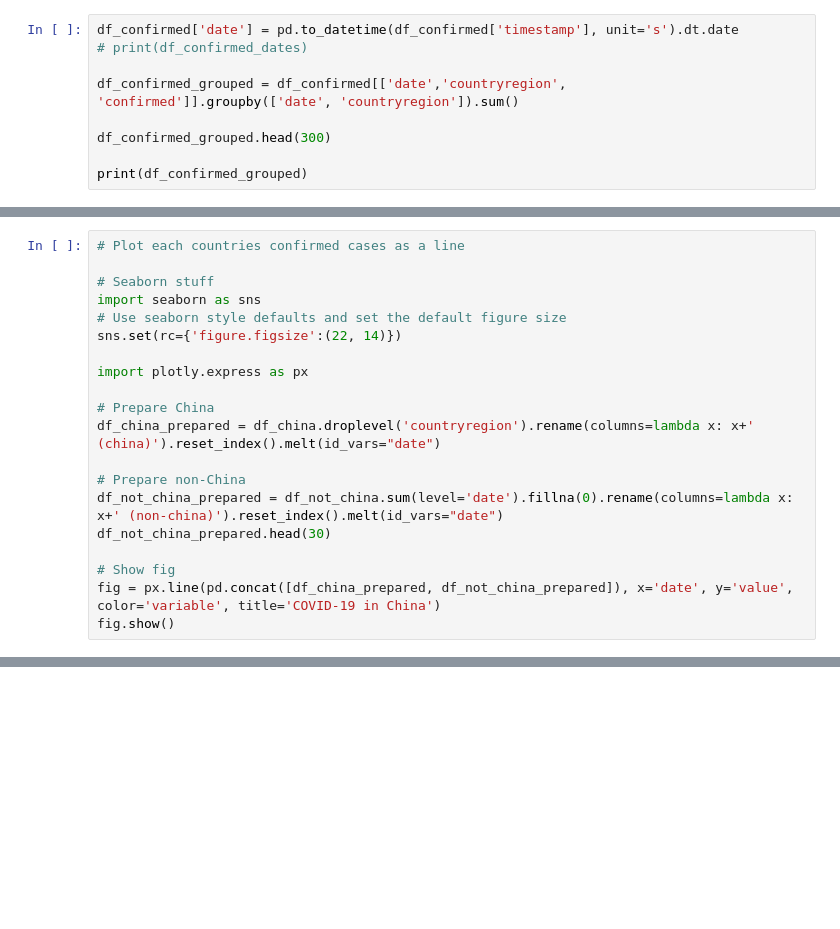
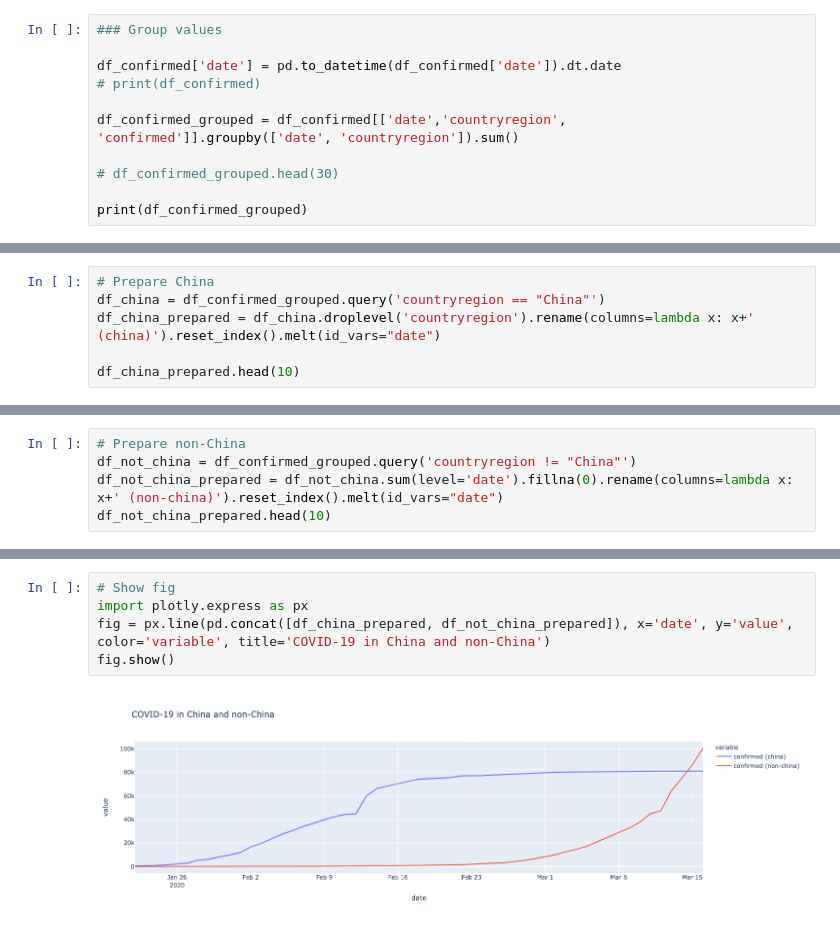
Before and after one commit to ivanmkc/covid19, a Jupyter notebook: covid.ipynb, the cells around one changed output, grey strips where cells are left out. Drawn from its saved outputs; the diff is of its cells as text; blank space fills up the shorter version.

```diff
--- a/covid.ipynb
+++ b/covid.ipynb
@@ -47,10 +37,12 @@ df_confirmed.groupby(['countryregion','provincestate']).sum()
 # %%
-df_confirmed['date'] = pd.to_datetime(df_confirmed['timestamp'], unit='s').dt.date
-# print(df_confirmed_dates)
+### Group values
+
+df_confirmed['date'] = pd.to_datetime(df_confirmed['date']).dt.date
+# print(df_confirmed)
 
 df_confirmed_grouped = df_confirmed[['date','countryregion', 'confirmed']].groupby(['date', 'countryregion']).sum()
 
-df_confirmed_grouped.head(300)
+# df_confirmed_grouped.head(30)
 
 print(df_confirmed_grouped)
 # %% [output]
@@ -81,20 +66,0 @@ df_not_china = df_confirmed_grouped.query('countryregion != "Mainland China"')
-# %%
-# Plot each countries confirmed cases as a line
-
-# Seaborn stuff
-import seaborn as sns
-# Use seaborn style defaults and set the default figure size
-sns.set(rc={'figure.figsize':(22, 14)})
-
-import plotly.express as px
-
-# Prepare China
-df_china_prepared = df_china.droplevel('countryregion').rename(columns=lambda x: x+' (china)').reset_index().melt(id_vars="date")
-
-# Prepare non-China
-df_not_china_prepared = df_not_china.sum(level='date').fillna(0).rename(columns=lambda x: x+' (non-china)').reset_index().melt(id_vars="date")
-df_not_china_prepared.head(30)
-
-# Show fig
-fig = px.line(pd.concat([df_china_prepared, df_not_china_prepared]), x='date', y='value', color='variable', title='COVID-19 in China')
-fig.show()
@@ -102,0 +67,6 @@ fig.show()
+# %%
+# Prepare China
+df_china = df_confirmed_grouped.query('countryregion == "China"')
+df_china_prepared = df_china.droplevel('countryregion').rename(columns=lambda x: x+' (china)').reset_index().melt(id_vars="date")
+
+df_china_prepared.head(10)
@@ -102,0 +85,5 @@ fig.show()
+# %%
+# Prepare non-China
+df_not_china = df_confirmed_grouped.query('countryregion != "China"')
+df_not_china_prepared = df_not_china.sum(level='date').fillna(0).rename(columns=lambda x: x+' (non-china)').reset_index().melt(id_vars="date")
+df_not_china_prepared.head(10)
@@ -102,0 +102,7 @@ fig.show()
+# %%
+# Show fig
+import plotly.express as px
+fig = px.line(pd.concat([df_china_prepared, df_not_china_prepared]), x='date', y='value', color='variable', title='COVID-19 in China and non-China')
+fig.show()
+# %% [output]
+[figure, added]
```
Also changed, not shown: parts of 8 cells of this notebook.
